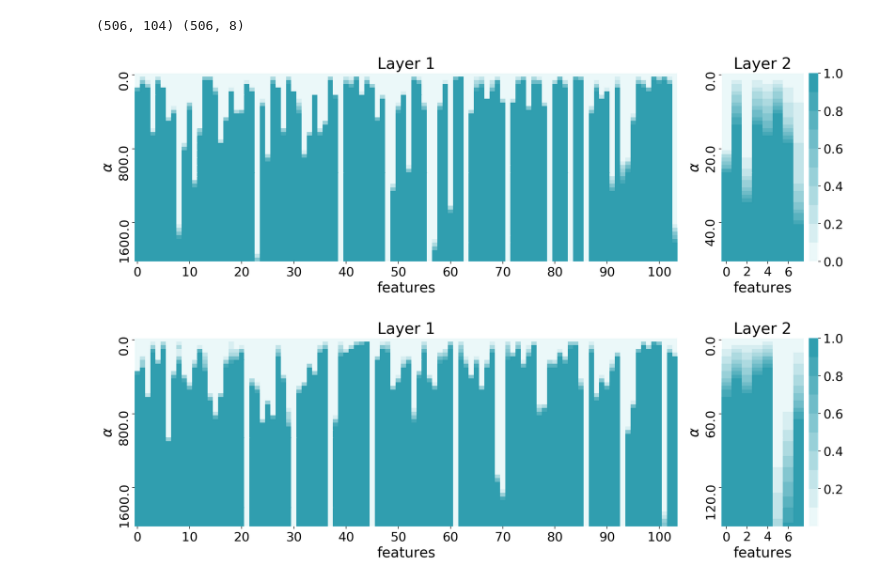
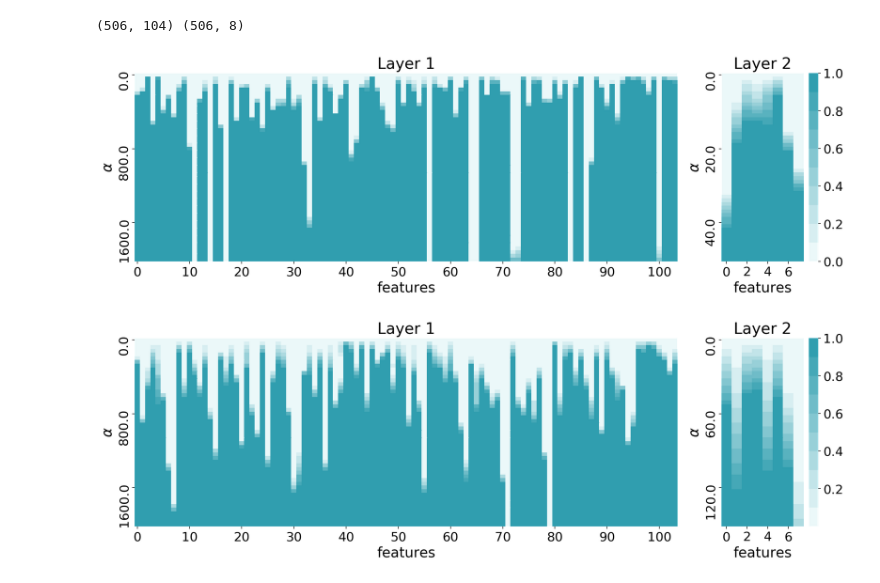
Before and after one commit to Intelligent-Systems-Phystech/2018-Isachenko-QPFSNewton, a Jupyter notebook: code/NNQPFS_v1.ipynb, the cells around one changed output. Saved outputs shown, nothing was run; the diff lists cells and outputs as text; code cells hidden in the pictures.

```diff
--- a/code/NNQPFS_v1.ipynb
+++ b/code/NNQPFS_v1.ipynb
@@ -20,6 +20,7 @@ plt.rcParams['axes.labelsize'] = 20
 # %%
 X, y = load_boston(return_X_y=True)
 X = (X - X.mean(axis=0)) / X.std(axis=0)
+y = (y - y.mean()) / y.std()
 
 n_samples, n_features = X.shape
 # %%
@@ -180,20 +181,32 @@ for i, (x_batch, y_batch) in enumerate(get_batches((X, y), batch_size=1, shuffle
 print(J1.shape, J2.shape)
 # %% [output]
 (506, 104) (506, 8)
+# %%
+J1fs_corr = QPFS(sim='corr')
+J1fs_info = QPFS(sim='symuncert')
+
+J1fs_corr.get_Qb(J1, y)
+J1fs_info.get_Qb(J1, y)
+
+J2fs_corr = QPFS(sim='corr')
+J2fs_info = QPFS(sim='symuncert')
+
+J2fs_corr.get_Qb(J2, y)
+J2fs_info.get_Qb(J2, y)
 # %%
 # Correlation
 plt.figure(figsize=(15, 5))
 ax1 = plt.subplot2grid((1, 5), (0, 0), colspan=4)
 ax2 = plt.subplot2grid((1, 5), (0, 4))
 
-fs_corr.get_Qb(J1, y)
+J1fs_corr.get_Qb(J1, y)
 z_scores = []
 alphas = np.linspace(0, 2000, 51)
 
 for alpha in alphas:
-    fs_corr.alpha = alpha
-    fs_corr.solve_problem()
-    z_scores.append(fs_corr.score)
+    J1fs_corr.alpha = alpha
+    J1fs_corr.solve_problem()
+    z_scores.append(J1fs_corr.score)
 
 z_scores_corr = pd.DataFrame(z_scores, index=alphas)
 
@@ -202,14 +215,14 @@ ax1.set_title('Layer 1')
 ax1.set_xlabel('features')
 ax1.set_ylabel(r'$\alpha$')
 
-fs_corr.get_Qb(J2, y)
+J2fs_corr.get_Qb(J2, y)
 z_scores = []
 alphas = np.linspace(0, 50, 51)
 
 for alpha in alphas:
-    fs_corr.alpha = alpha
-    fs_corr.solve_problem()
-    z_scores.append(fs_corr.score)
+    J2fs_corr.alpha = alpha
+    J2fs_corr.solve_problem()
+    z_scores.append(J2fs_corr.score)
 
 z_scores_corr = pd.DataFrame(z_scores, index=alphas)
 
@@ -224,50 +237,50 @@ plt.tight_layout()
 plt.savefig('figs/qpfs_nn_corr_wrt_alpha.eps', format='eps')
 plt.show()
 # %% [output]
-[figure, old version]
+[figure, new version]
 # %%
 plt.figure(figsize=(15, 5))
 ax1 = plt.subplot2grid((1, 5), (0, 0), colspan=4)
 ax2 = plt.subplot2grid((1, 5), (0, 4))
 
-fs_info.get_Qb(J1, y)
+J1fs_info.get_Qb(J1, y)
 z_scores = []
 alphas = np.linspace(0, 2000, 51)
 
 for alpha in alphas:
-    fs_info.alpha = alpha
-    fs_info.solve_problem()
-    z_scores.append(fs_info.score)
+    J1fs_info.alpha = alpha
+    J1fs_info.solve_problem()
+    z_scores.append(J1fs_info.score)
 
 z_scores_info = pd.DataFrame(z_scores, index=alphas)
 
 sns.heatmap(z_scores_info, yticklabels=20, xticklabels=10, vmin=0., vmax=1., cmap=cmap, ax=ax1, cbar=False)
 ax1.set_title('Layer 1')
 ax1.set_xlabel('features')
 ax1.set_ylabel(r'$\alpha$')
 
-fs_info.get_Qb(J2, y)
+J2fs_info.get_Qb(J2, y)
 z_scores = []
 alphas = np.linspace(0, 150, 51)
 
 for alpha in alphas:
-    fs_info.alpha = alpha
-    fs_info.solve_problem()
-    z_scores.append(fs_info.score)
+    J2fs_info.alpha = alpha
+    J2fs_info.solve_problem()
+    z_scores.append(J2fs_info.score)
 
 
 z_scores_info = pd.DataFrame(z_scores, index=alphas)
 
 sns.heatmap(z_scores_info, yticklabels=20, cmap=cmap, ax=ax2)
 ax2.set_title('Layer 2')
 ax2.set_xlabel('features')
 ax2.set_ylabel(r'$\alpha$')
 
 plt.subplots_adjust()
 plt.tight_layout()
 
 plt.savefig('figs/qpfs_nn_info_wrt_alpha.eps', format='eps')
 plt.show()
 # %% [output]
-[figure, old version]
+[figure, new version]
 # %%
```
Also changed, not shown: parts of 12 cells of this notebook, 4 other files.
